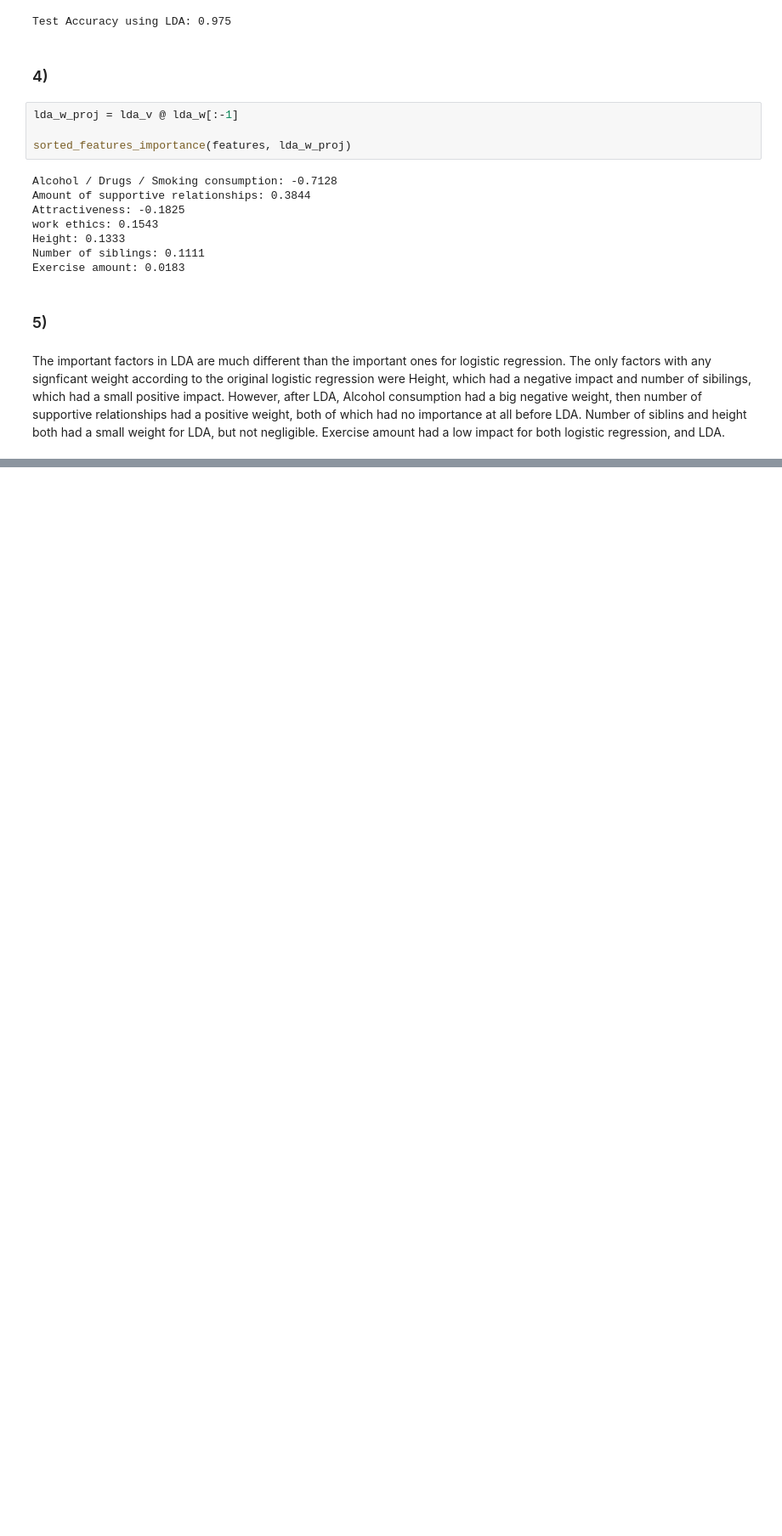
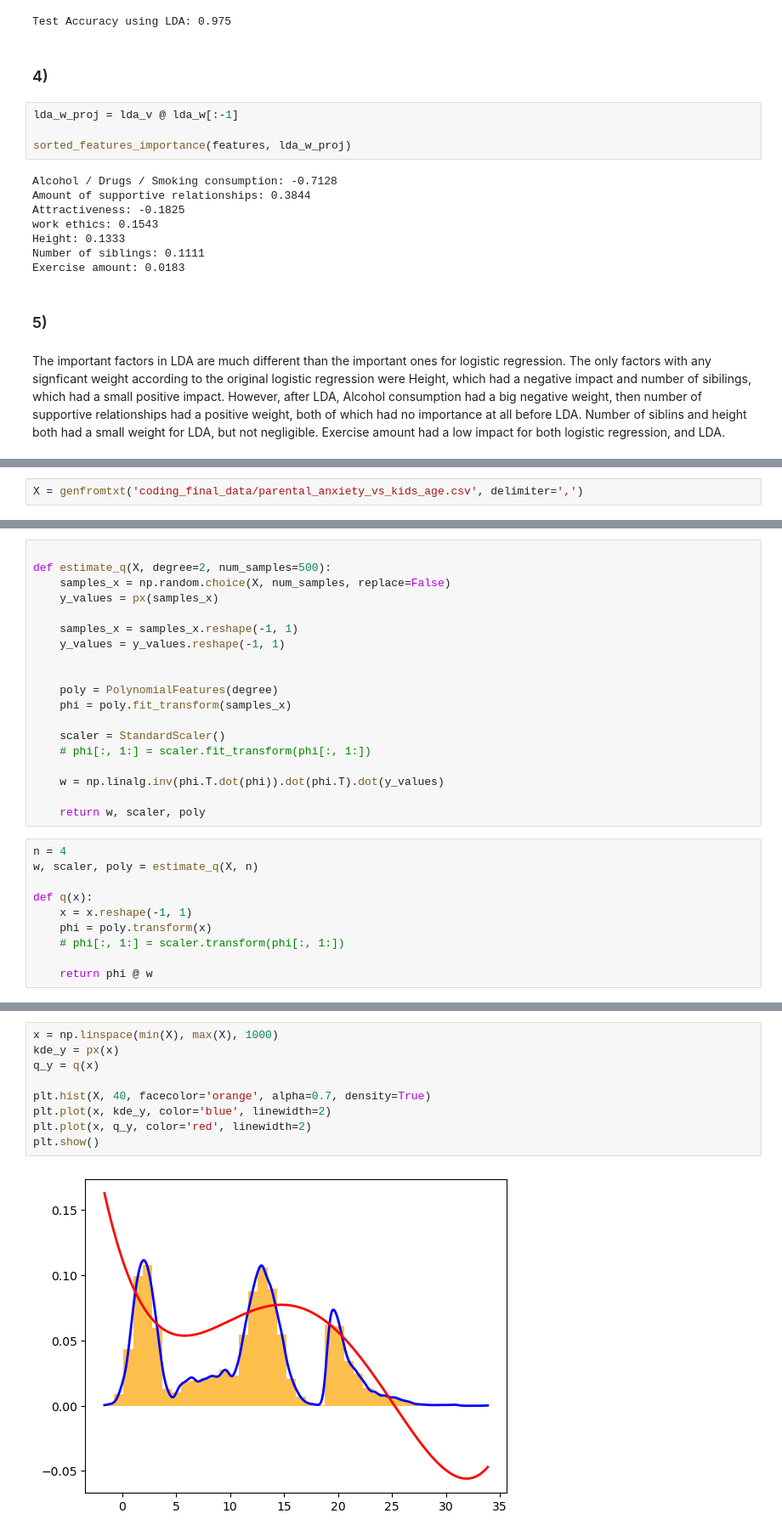
Before and after one commit to kennethaldridge/DS4400-HW, a Jupyter notebook: coding_final_exam/ds4400_final_exam.ipynb, the cells around one changed output, grey strips where cells are left out. Shown at 85% size. Saved outputs shown, nothing was run; the diff lists cells and outputs as text; blank space fills up the shorter version.

```diff
--- a/coding_final_exam/ds4400_final_exam.ipynb
+++ b/coding_final_exam/ds4400_final_exam.ipynb
@@ -378,0 +511,2 @@ The important factors in LDA are much different than the important ones for logi
+# %%
+X = genfromtxt('coding_final_data/parental_anxiety_vs_kids_age.csv', delimiter=',')
@@ -378,0 +526,29 @@ The important factors in LDA are much different than the important ones for logi
+# %%
+
+def estimate_q(X, degree=2, num_samples=500):
+    samples_x = np.random.choice(X, num_samples, replace=False)
+    y_values = px(samples_x)
+
+    samples_x = samples_x.reshape(-1, 1)
+    y_values = y_values.reshape(-1, 1)
+
+
+    poly = PolynomialFeatures(degree)
+    phi = poly.fit_transform(samples_x)
+
+    scaler = StandardScaler()
+    # phi[:, 1:] = scaler.fit_transform(phi[:, 1:])
+
+    w = np.linalg.inv(phi.T.dot(phi)).dot(phi.T).dot(y_values)
+
+    return w, scaler, poly
+# %%
+n = 4
+w, scaler, poly = estimate_q(X, n)
+
+def q(x):
+    x = x.reshape(-1, 1)
+    phi = poly.transform(x)
+    # phi[:, 1:] = scaler.transform(phi[:, 1:])
+
+    return phi @ w
@@ -378,0 +557,11 @@ The important factors in LDA are much different than the important ones for logi
+# %%
+x = np.linspace(min(X), max(X), 1000)
+kde_y = px(x)
+q_y = q(x)
+
+plt.hist(X, 40, facecolor='orange', alpha=0.7, density=True)
+plt.plot(x, kde_y, color='blue', linewidth=2)
+plt.plot(x, q_y, color='red', linewidth=2)
+plt.show()
+# %% [output]
+[figure, added]
```
Also changed, not shown: parts of 28 cells of this notebook, 11 other files.
